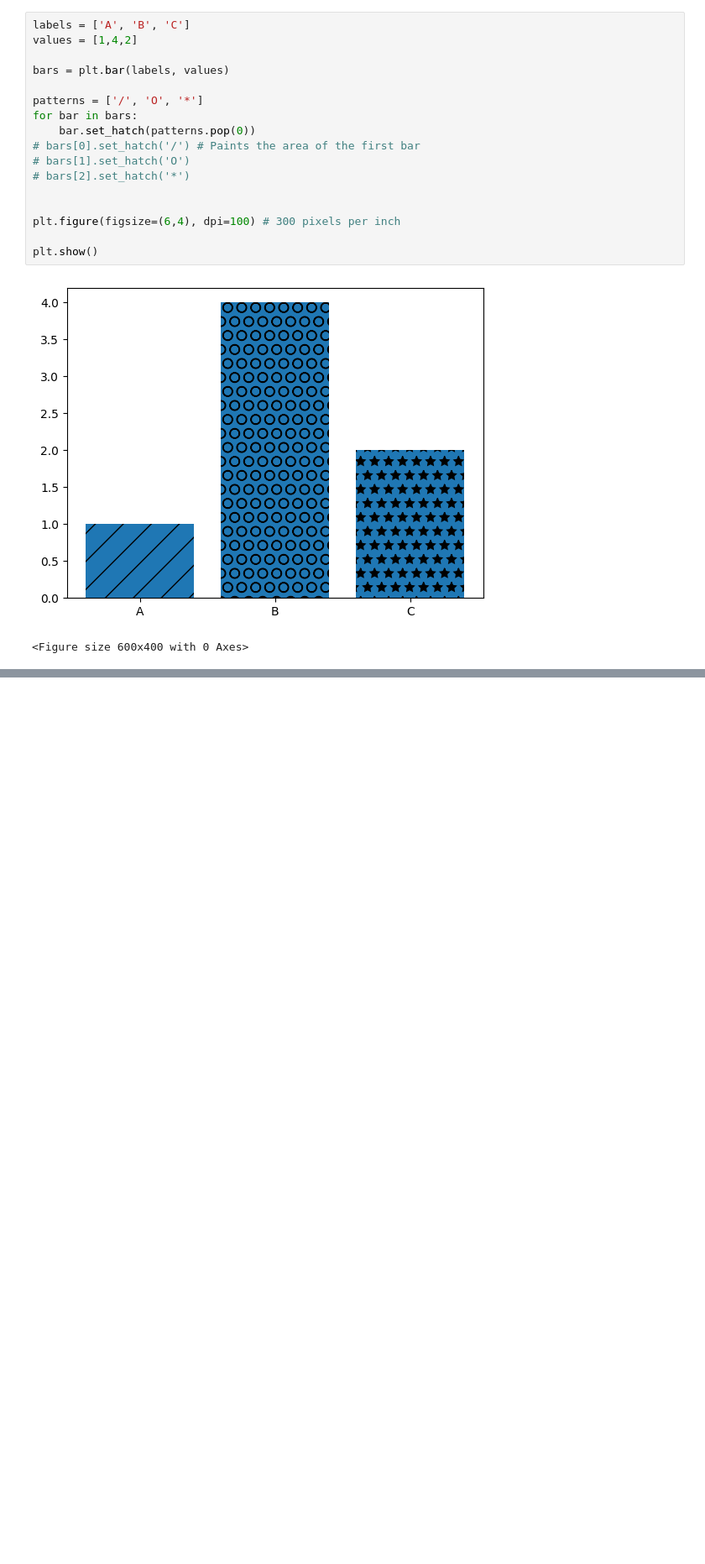
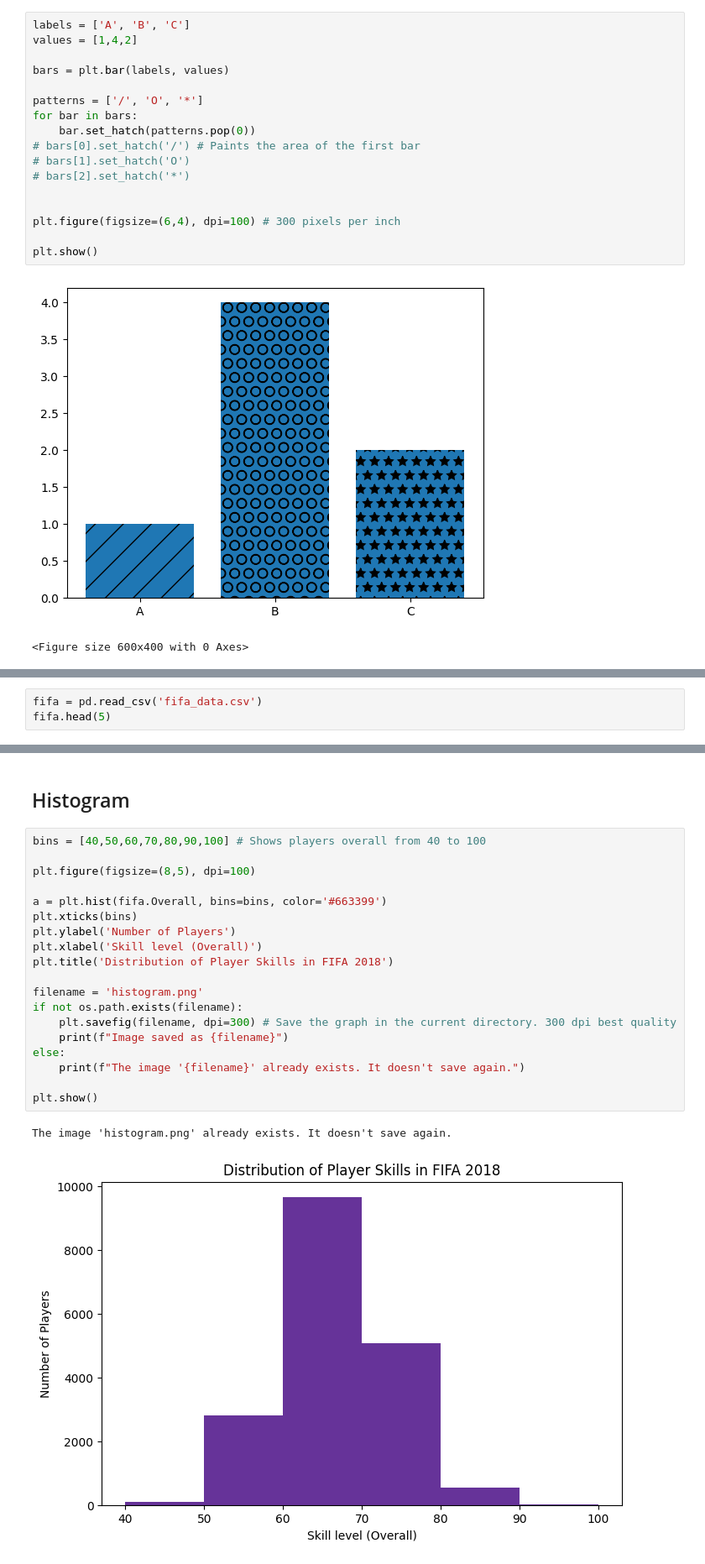
Before and after one commit to flan02/matplotlib-py, a Jupyter notebook: course-a/main.ipynb, the cells around one changed output, grey strips where cells are left out. Shown: that part at 84% size. Cells and saved outputs as stored; diff of their text form; blank space fills up the shorter version.

```diff
--- a/course-a/main.ipynb
+++ b/course-a/main.ipynb
@@ -81,0 +162,3 @@ plt.show()
+# %%
+fifa = pd.read_csv('fifa_data.csv')
+fifa.head(5)
@@ -81,0 +173,24 @@ plt.show()
+# %% [markdown]
+## Histogram
+# %%
+bins = [40,50,60,70,80,90,100] # Shows players overall from 40 to 100
+
+plt.figure(figsize=(8,5), dpi=100)
+
+a = plt.hist(fifa.Overall, bins=bins, color='#663399')
+plt.xticks(bins)
+plt.ylabel('Number of Players')
+plt.xlabel('Skill level (Overall)')
+plt.title('Distribution of Player Skills in FIFA 2018')
+
+filename = 'histogram.png'
+if not os.path.exists(filename):
+    plt.savefig(filename, dpi=300) # Save the graph in the current directory. 300 dpi best quality
+    print(f"Image saved as {filename}")
+else:
+    print(f"The image '{filename}' already exists. It doesn't save again.")
+
+plt.show()
+# %% [output]
+The image 'histogram.png' already exists. It doesn't save again.
+[figure, added]
```
Also changed, not shown: parts of 13 cells of this notebook, 7 other files.
